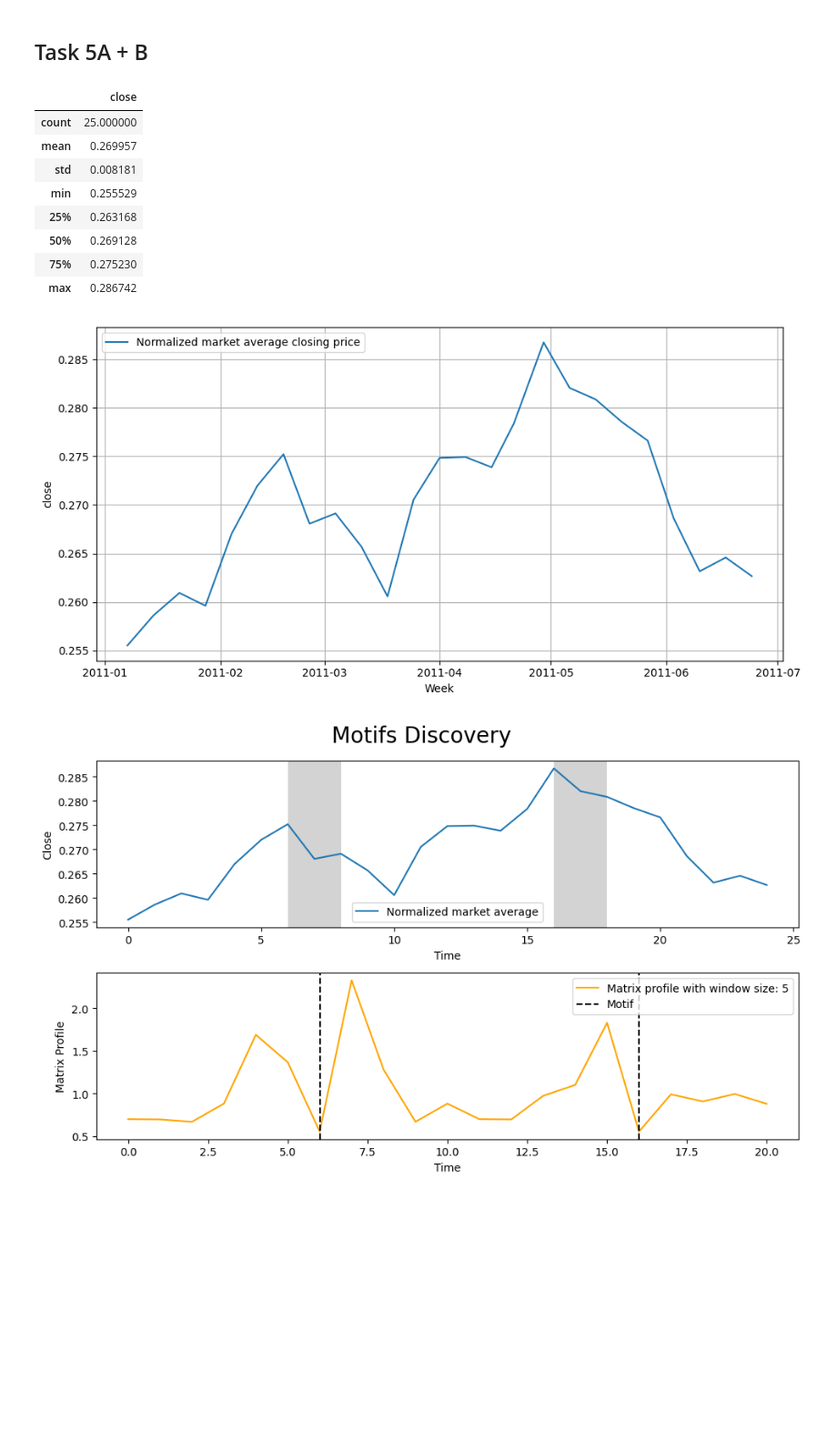
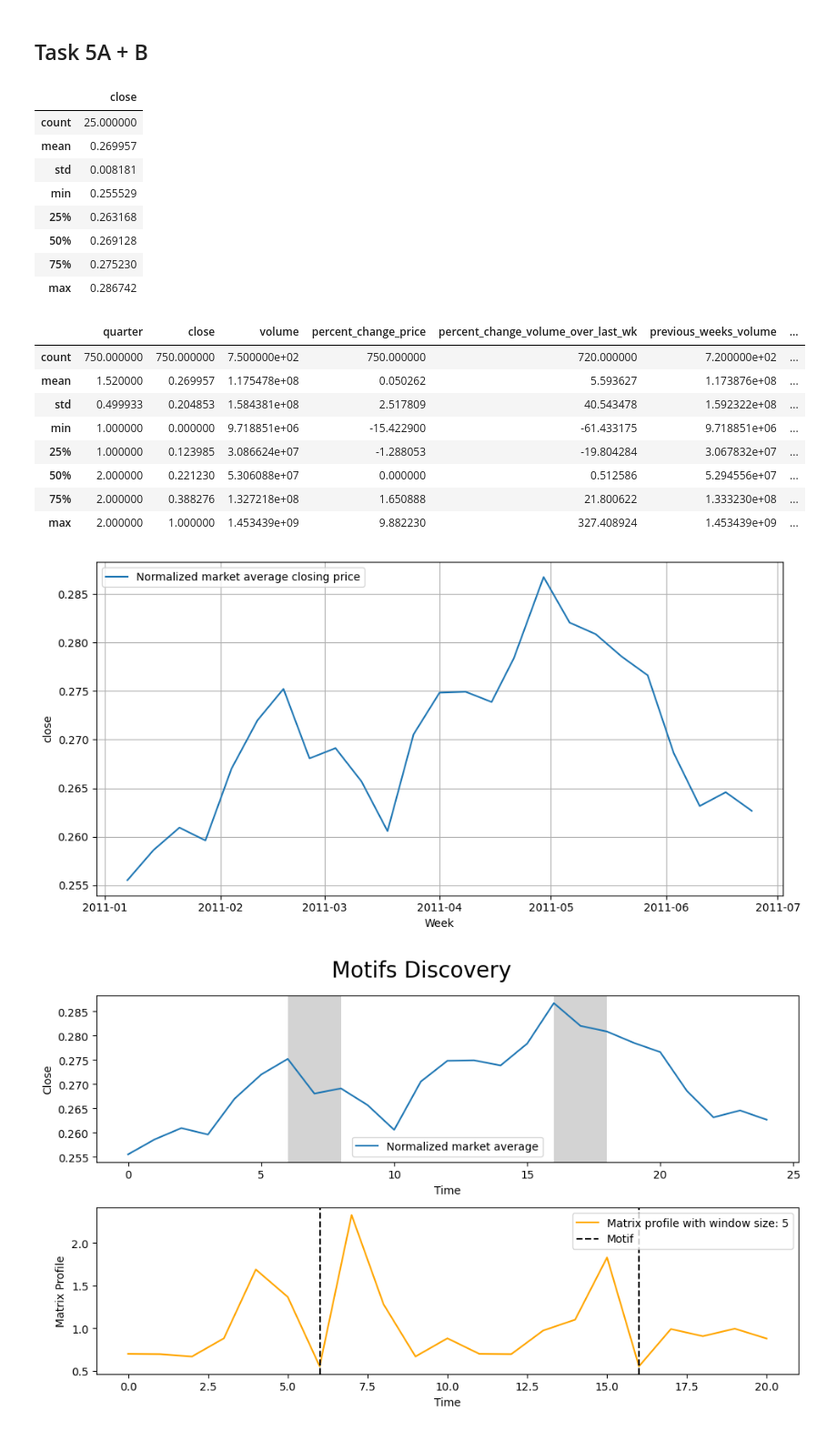
Before and after one commit to Victor-L-Almgren/Collaboration-Repo, a Jupyter notebook: Victor.ipynb, the cells around one changed output. Shown at 91% size. Cells and saved outputs as stored; diff of their text form; code cells hidden in the pictures; blank space fills up the shorter version.

```diff
--- a/Victor.ipynb
+++ b/Victor.ipynb
@@ -36,35 +36,43 @@ dow_jones = dow_jones.assign(close=scaled_data)
 close_df = dow_jones[['date', 'close']]
 close_df = close_df.groupby(by=['date']).mean()
 
 close_df = close_df.reset_index()
 close_df = close_df.assign(date = [datetime.strptime(date_str, '%m/%d/%Y').date() for date_str in close_df['date']])
 close_df = close_df.set_index(close_df['date'])
 close_df = close_df.drop(columns=['date'])
 close_df = close_df.sort_index()
 
 
 # Summarizing the data
-display(close_df.describe())
+display(close_df.describe(), dow_jones.describe())
 
 # Plotting the timeseries
-
 fig, ax = plt.subplots(1,1, figsize = (10, 5))
 sns.lineplot(data=close_df, x='date', y='close', ax=ax, label='Normalized market average closing price')
 ax.legend()
 ax.set_xlabel('Week')
 ax.grid()
 plt.tight_layout()
 plt.show()
 # %% [output]
 |  | close |
 | count | 25.000000 |
 | mean | 0.269957 |
 | std | 0.008181 |
 | min | 0.255529 |
 | 25% | 0.263168 |
 | 50% | 0.269128 |
 | 75% | 0.275230 |
 | max | 0.286742 |
+|  | quarter | close | volume | percent_change_price | percent_change_volume_over_last_wk | previous_weeks_volume | ... |
+| count | 750.000000 | 750.000000 | 7.500000e+02 | 750.000000 | 720.000000 | 7.200000e+02 | ... |
+| mean | 1.520000 | 0.269957 | 1.175478e+08 | 0.050262 | 5.593627 | 1.173876e+08 | ... |
+| std | 0.499933 | 0.204853 | 1.584381e+08 | 2.517809 | 40.543478 | 1.592322e+08 | ... |
+| min | 1.000000 | 0.000000 | 9.718851e+06 | -15.422900 | -61.433175 | 9.718851e+06 | ... |
+| 25% | 1.000000 | 0.123985 | 3.086624e+07 | -1.288053 | -19.804284 | 3.067832e+07 | ... |
+| 50% | 2.000000 | 0.221230 | 5.306088e+07 | 0.000000 | 0.512586 | 5.294556e+07 | ... |
+| 75% | 2.000000 | 0.388276 | 1.327218e+08 | 1.650888 | 21.800622 | 1.333230e+08 | ... |
+| max | 2.000000 | 1.000000 | 1.453439e+09 | 9.882230 | 327.408924 | 1.453439e+09 | ... |
 [figure]
 # %%
 # Creating the matrix profile
```
Also changed, not shown: parts of 3 cells of this notebook, 2 other files.
